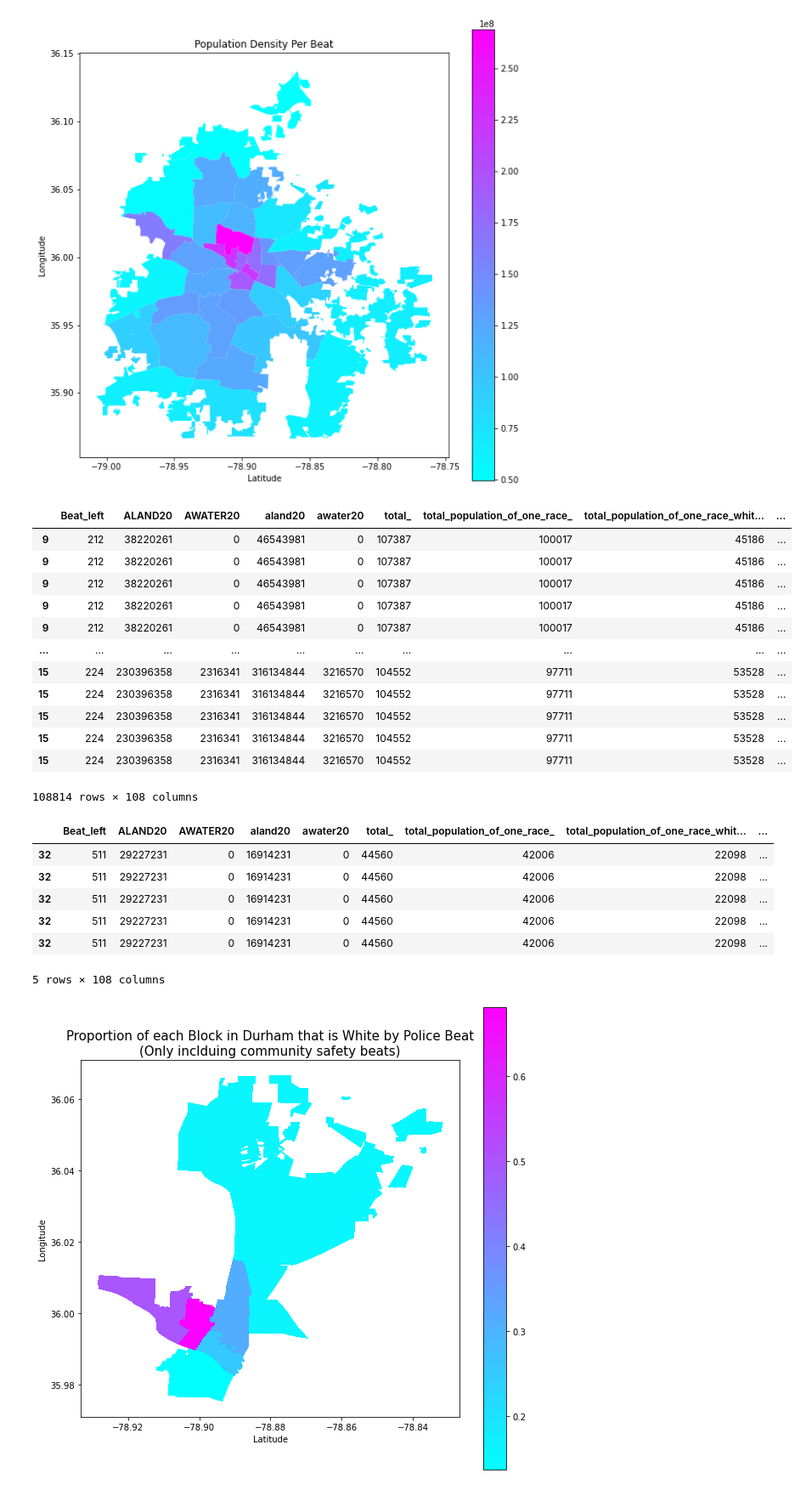
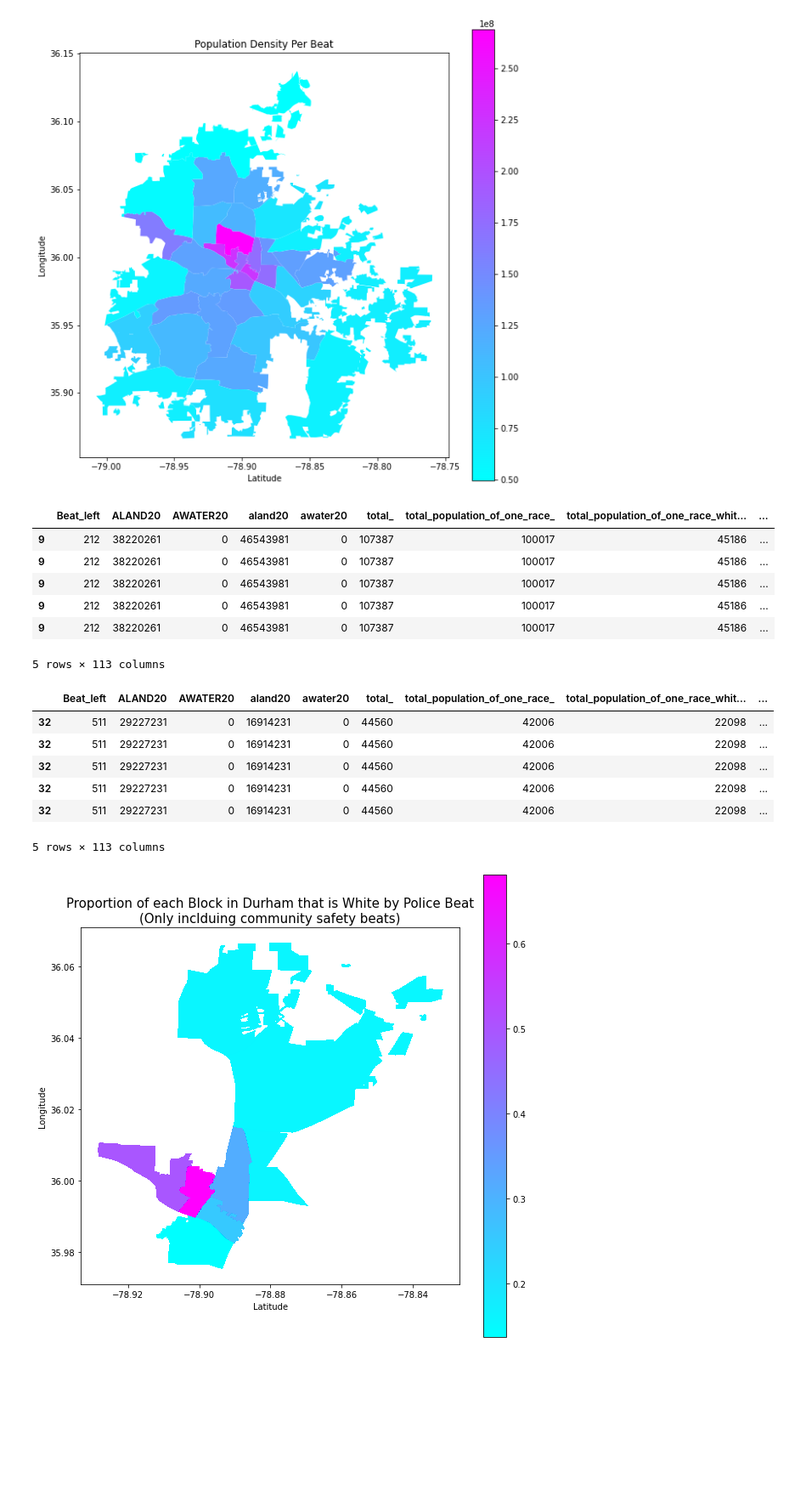
Before and after one commit to sadiesheridan/dataplus-project27-community-safety-durham, a Jupyter notebook: 10_code/EDA.ipynb, the cells around one changed output. Shown at 85% size. Drawn from its saved outputs; the diff is of its cells as text; code cells hidden in the pictures; blank space fills up the shorter version.

```diff
--- a/10_code/EDA.ipynb
+++ b/10_code/EDA.ipynb
@@ -9,6 +9,9 @@ import warnings
 import geoplot as gplt
 import geoplot.crs as gcrs
 import os
+
+#Allow full display of columns in data
+pd.set_option("display.max_columns", 100,"display.max_rows",100)
 # %%
 #Read in dpdcalls data set
 dpdcalls = gpd.read_file('/Users/sadiesheridan/Desktop/dpdshapefile/dpdshapefile.shp')
@@ -799,6 +802,11 @@ raceineachbeat['area'] = raceineachbeat.area
 raceineachbeat['popdensity']= raceineachbeat['total_'] / raceineachbeat['area']
 raceineachbeat['propwhite']= raceineachbeat['total_population_of_one_race_white_alone'] / raceineachbeat['total_']
 raceineachbeat['propblack']= raceineachbeat['total_population_of_one_race_black_or_african_american_alone'] / raceineachbeat['total_']
+raceineachbeat['propnativeamerican']= raceineachbeat['total_population_of_one_race_american_indian_and_alaska_native_alone'] / raceineachbeat['total_']
+raceineachbeat['propasian']= raceineachbeat['total_population_of_one_race_asian_alone'] / raceineachbeat['total_']
+raceineachbeat['proppacislander']= raceineachbeat['total_population_of_one_race_native_hawaiian_and_other_pacific_islander_alone'] / raceineachbeat['total_']
+raceineachbeat['other']= raceineachbeat['total_'] - raceineachbeat['total_population_of_one_race_']
+raceineachbeat['propother']= raceineachbeat['other'] / raceineachbeat['total_']
 raceineachbeat.head()
 # %% [output]
 |  | Beat | ALAND20 | AWATER20 | aland20 | awater20 | total_ | total_population_of_one_race_ | total_population_of_one_race_whit... | ... |
@@ -873,21 +868,15 @@ plt.show()
 # %%
 #Merge call data with raceineachbeat
 beatracewithcalls = gpd.sjoin(raceineachbeat, dpdcalls)
-beatracewithcalls
+beatracewithcalls.head()
 # %% [output]
 |  | Beat_left | ALAND20 | AWATER20 | aland20 | awater20 | total_ | total_population_of_one_race_ | total_population_of_one_race_whit... | ... |
 | 9 | 212 | 38220261 | 0 | 46543981 | 0 | 107387 | 100017 | 45186 | ... |
 | 9 | 212 | 38220261 | 0 | 46543981 | 0 | 107387 | 100017 | 45186 | ... |
 | 9 | 212 | 38220261 | 0 | 46543981 | 0 | 107387 | 100017 | 45186 | ... |
 | 9 | 212 | 38220261 | 0 | 46543981 | 0 | 107387 | 100017 | 45186 | ... |
 | 9 | 212 | 38220261 | 0 | 46543981 | 0 | 107387 | 100017 | 45186 | ... |
-| ... | ... | ... | ... | ... | ... | ... | ... | ... | ... |
-| 15 | 224 | 230396358 | 2316341 | 316134844 | 3216570 | 104552 | 97711 | 53528 | ... |
-| 15 | 224 | 230396358 | 2316341 | 316134844 | 3216570 | 104552 | 97711 | 53528 | ... |
-| 15 | 224 | 230396358 | 2316341 | 316134844 | 3216570 | 104552 | 97711 | 53528 | ... |
-| 15 | 224 | 230396358 | 2316341 | 316134844 | 3216570 | 104552 | 97711 | 53528 | ... |
-| 15 | 224 | 230396358 | 2316341 | 316134844 | 3216570 | 104552 | 97711 | 53528 | ... |
-108814 rows × 108 columns
+5 rows × 113 columns
 # %%
 #Filter out beatracewithcalls for only community safety beats
 commsafe_list = [511, 512, 513, 411, 111, 112, 214, 223]
@@ -900,7 +889,7 @@ beatracewithcalls2.head()
 | 32 | 511 | 29227231 | 0 | 16914231 | 0 | 44560 | 42006 | 22098 | ... |
 | 32 | 511 | 29227231 | 0 | 16914231 | 0 | 44560 | 42006 | 22098 | ... |
 | 32 | 511 | 29227231 | 0 | 16914231 | 0 | 44560 | 42006 | 22098 | ... |
-5 rows × 108 columns
+5 rows × 113 columns
 # %%
 #Plot the race data by beat for com safe beats
 fig, ax = plt.subplots(figsize = (10,10))
```
Also changed, not shown: parts of 9 cells of this notebook.
